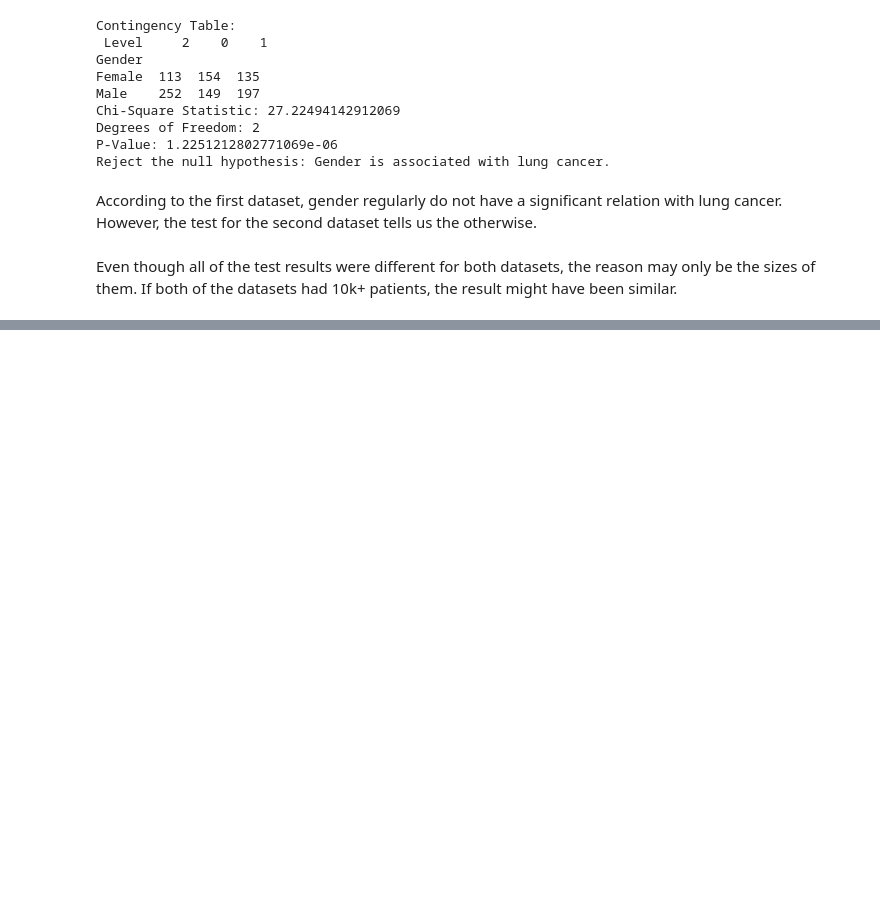
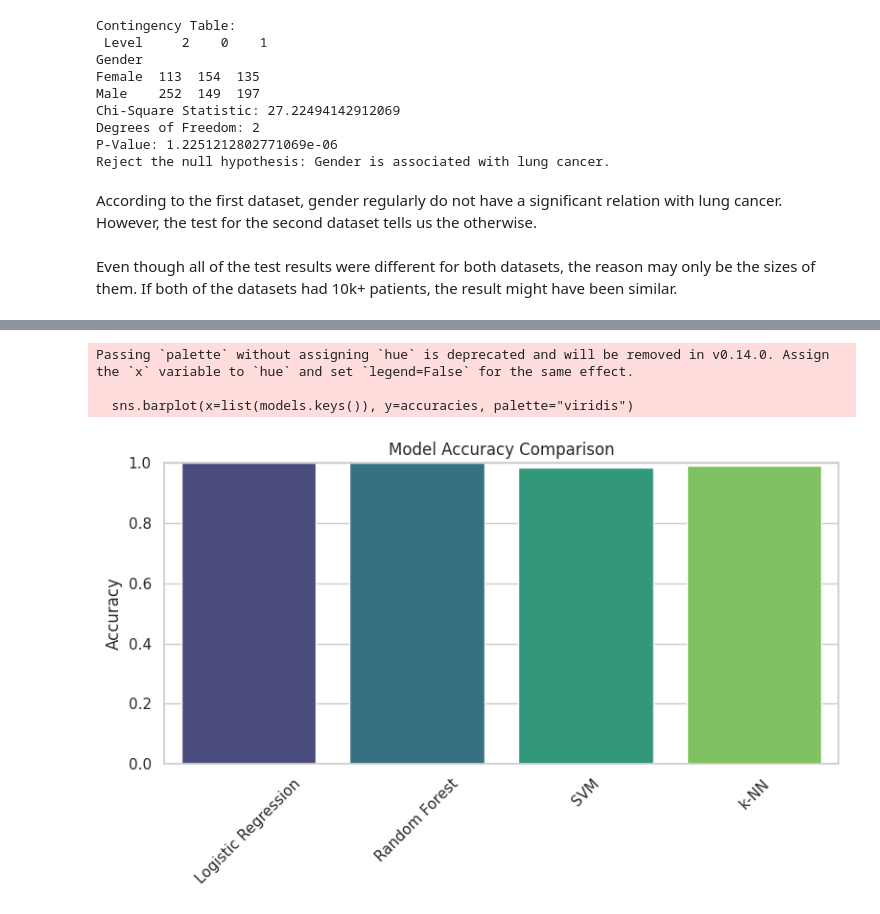
Before and after one commit to cinaryetisen/DSA210-Project, a Jupyter notebook: dsa_project_code.ipynb, the cells around one changed output, grey strips where cells are left out. Drawn from its saved outputs; the diff is of its cells as text; code cells hidden in the pictures; blank space fills up the shorter version.

```diff
--- a/dsa_project_code.ipynb
+++ b/dsa_project_code.ipynb
@@ -649,0 +859,33 @@ Even though all of the test results were different for both datasets, the reason
+# %%
+%%time
+# Define the classification models
+models = {
+    "Logistic Regression": LogisticRegression(max_iter=1000),
+    "Random Forest": RandomForestClassifier(),
+    "SVM": SVC(probability=True),
+    "k-NN": KNeighborsClassifier()
+}
+
+# Store results
+results = {}
+y_probs = {}
+
+# Train each model and evaluate performance
+for name, model in models.items():
+    model.fit(X_train, y_train)
+    y_pred = model.predict(X_test)
+    acc = accuracy_score(y_test, y_pred)
+    report = classification_report(y_test, y_pred)
+
+    results[name] = {
+        "accuracy": acc,
+        "classification_report": report,
+        "conf_matrix": confusion_matrix(y_test, y_pred)
+    }
+
+    if hasattr(model, "predict_proba"):
+        y_probs[name] = model.predict_proba(X_test)[:, 1]
+
+    print(f"\n{name}")
+    print(f"Accuracy: {acc:.2f}")
+    print("Classification Report:\n", report)
@@ -649,0 +910,16 @@ Even though all of the test results were different for both datasets, the reason
+# %%
+# Plotting model accuracy comparison
+accuracies = [results[m]["accuracy"] for m in models]
+plt.figure(figsize=(8, 5))
+sns.barplot(x=list(models.keys()), y=accuracies, palette="viridis")
+plt.title("Model Accuracy Comparison")
+plt.ylabel("Accuracy")
+plt.ylim(0, 1)
+plt.xticks(rotation=45)
+plt.tight_layout()
+plt.show()
+# %% [output]
+Passing `palette` without assigning `hue` is deprecated and will be removed in v0.14.0. Assign the `x` variable to `hue` and set `legend=False` for the same effect.
+
+  sns.barplot(x=list(models.keys()), y=accuracies, palette="viridis")
+[figure, added]
```
Also changed, not shown: parts of 25 cells of this notebook.
